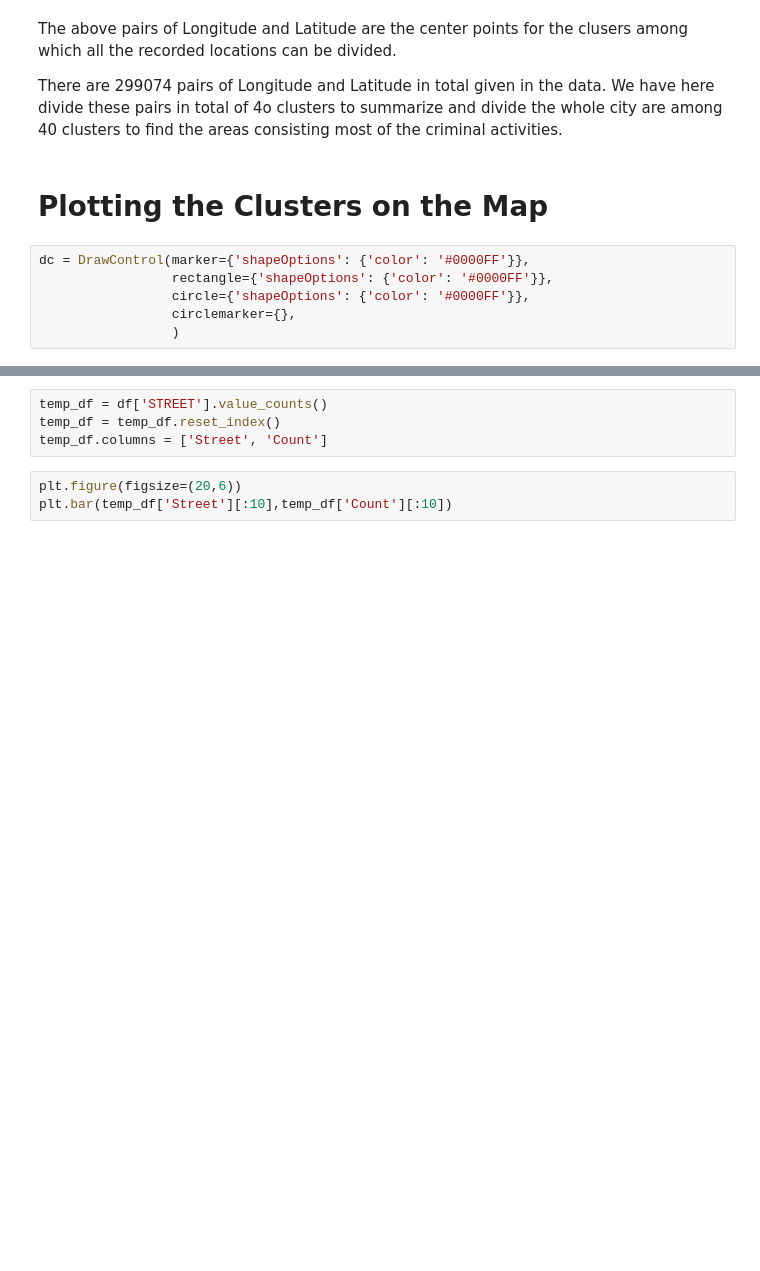
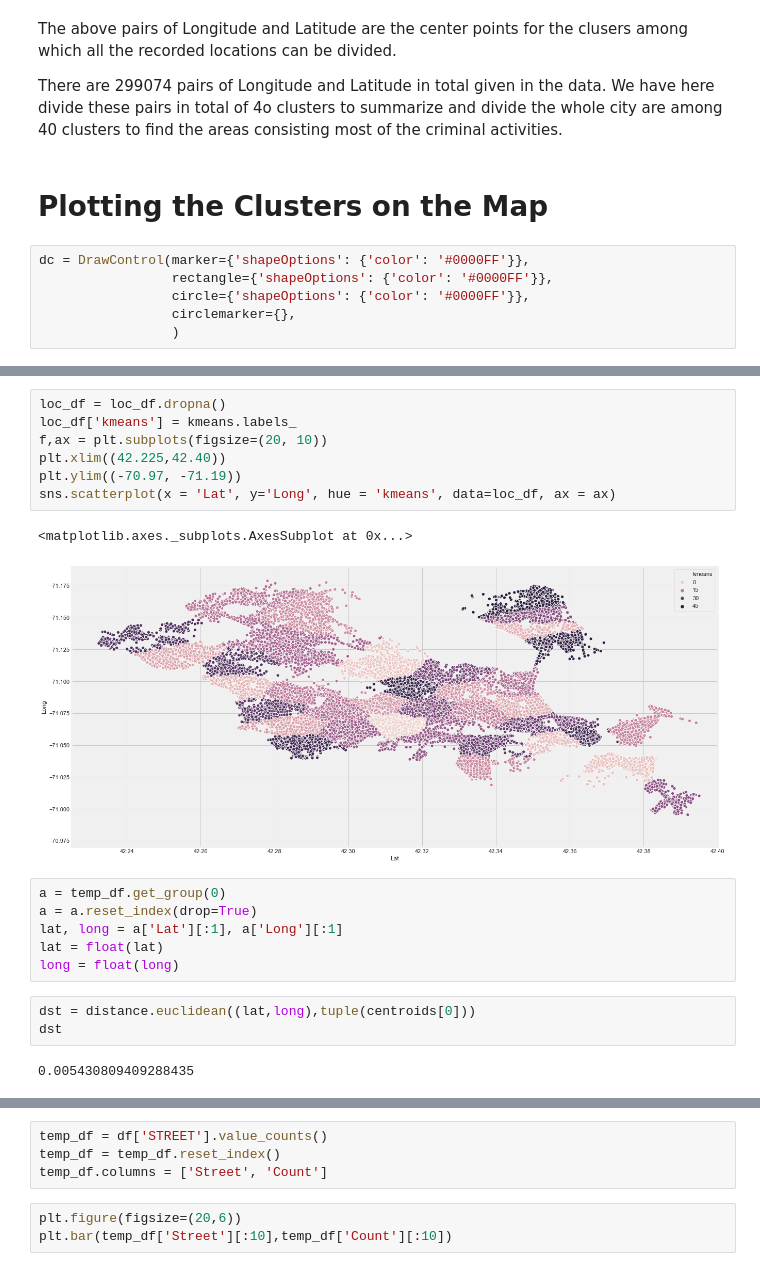
Before and after one commit to RitvikDayal/Crime-in-Boston, a Jupyter notebook: Boston_Crime_Analysis.ipynb, the cells around one changed output, grey strips where cells are left out. Saved outputs shown, nothing was run; the diff lists cells and outputs as text; blank space fills up the shorter version.

```diff
--- a/Boston_Crime_Analysis.ipynb
+++ b/Boston_Crime_Analysis.ipynb
@@ -148,0 +134,21 @@ deleted
+# %%
+loc_df = loc_df.dropna()
+loc_df['kmeans'] = kmeans.labels_
+f,ax = plt.subplots(figsize=(20, 10))
+plt.xlim((42.225,42.40))
+plt.ylim((-70.97, -71.19))
+sns.scatterplot(x = 'Lat', y='Long', hue = 'kmeans', data=loc_df, ax = ax)
+# %% [output]
+<matplotlib.axes._subplots.AxesSubplot at 0x...>
+[figure, added]
+# %%
+a = temp_df.get_group(0)
+a = a.reset_index(drop=True)
+lat, long = a['Lat'][:1], a['Long'][:1]
+lat = float(lat)
+long = float(long)
+# %%
+dst = distance.euclidean((lat,long),tuple(centroids[0]))
+dst
+# %% [output]
+0.005430809409288435
```
Also changed, not shown: parts of 10 cells of this notebook.
